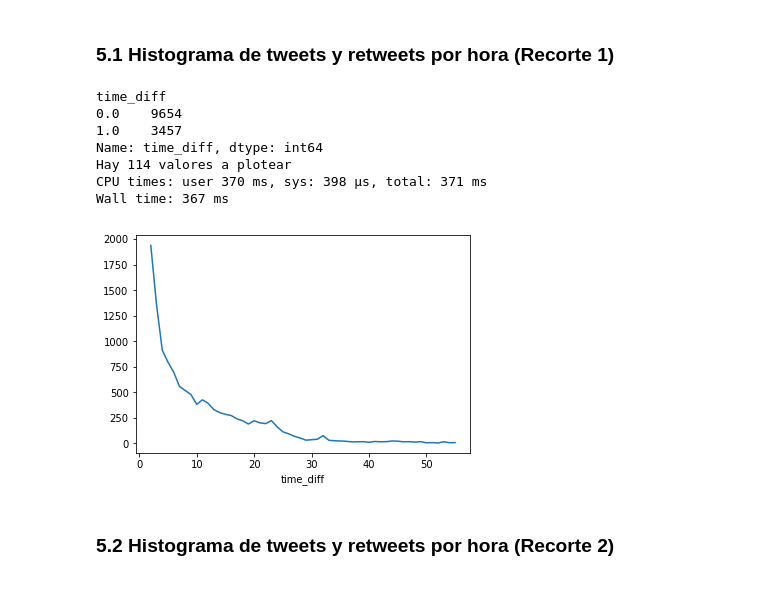
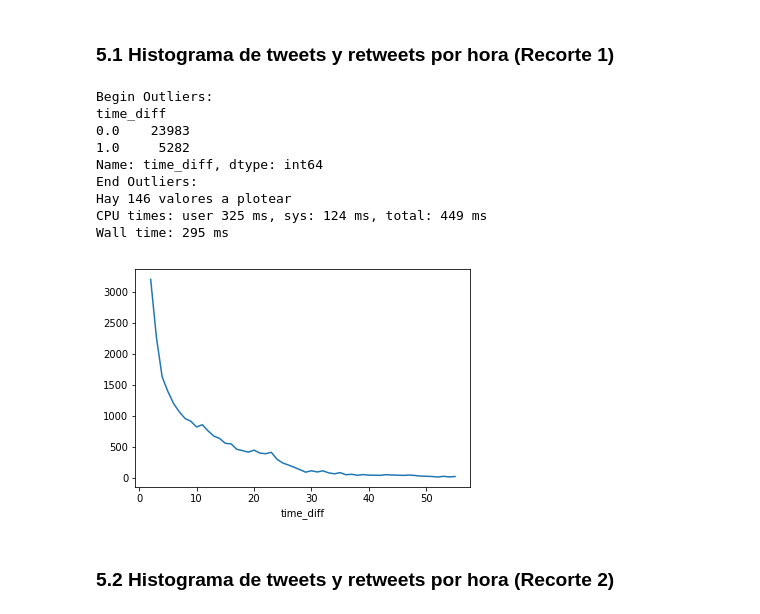
Before and after one commit to emeriles/sna-famaf, a Jupyter notebook: tw_dataset/Exploratory_visualization_corrected.ipynb, the cells around one changed output. Cells and saved outputs as stored; diff of their text form; code cells hidden in the pictures.

```diff
--- a/tw_dataset/Exploratory_visualization_corrected.ipynb
+++ b/tw_dataset/Exploratory_visualization_corrected.ipynb
@@ -371,17 +528,19 @@ Wall time: 340 ms
 ### 5.1 Histograma de tweets y retweets por hora (Recorte 1)
 # %%
 %%time
-df_cutted = df_cut1(df)
+df_cutted = df_cut1
 counts = plot_retweets_per_hour(df_cutted)
 # %% [output]
+Begin Outliers:
 time_diff
-0.0    9654
-1.0    3457
+0.0    23983
+1.0     5282
 Name: time_diff, dtype: int64
-Hay 114 valores a plotear
-CPU times: user 370 ms, sys: 398 µs, total: 371 ms
-Wall time: 367 ms
+End Outliers:
+Hay 146 valores a plotear
+CPU times: user 325 ms, sys: 124 ms, total: 449 ms
+Wall time: 295 ms
-[figure, old version]
+[figure, new version]
 # %% [markdown]
 ### 5.2 Histograma de tweets y retweets por hora (Recorte 2)
 # %%
```
Also changed, not shown: parts of 29 cells of this notebook.
